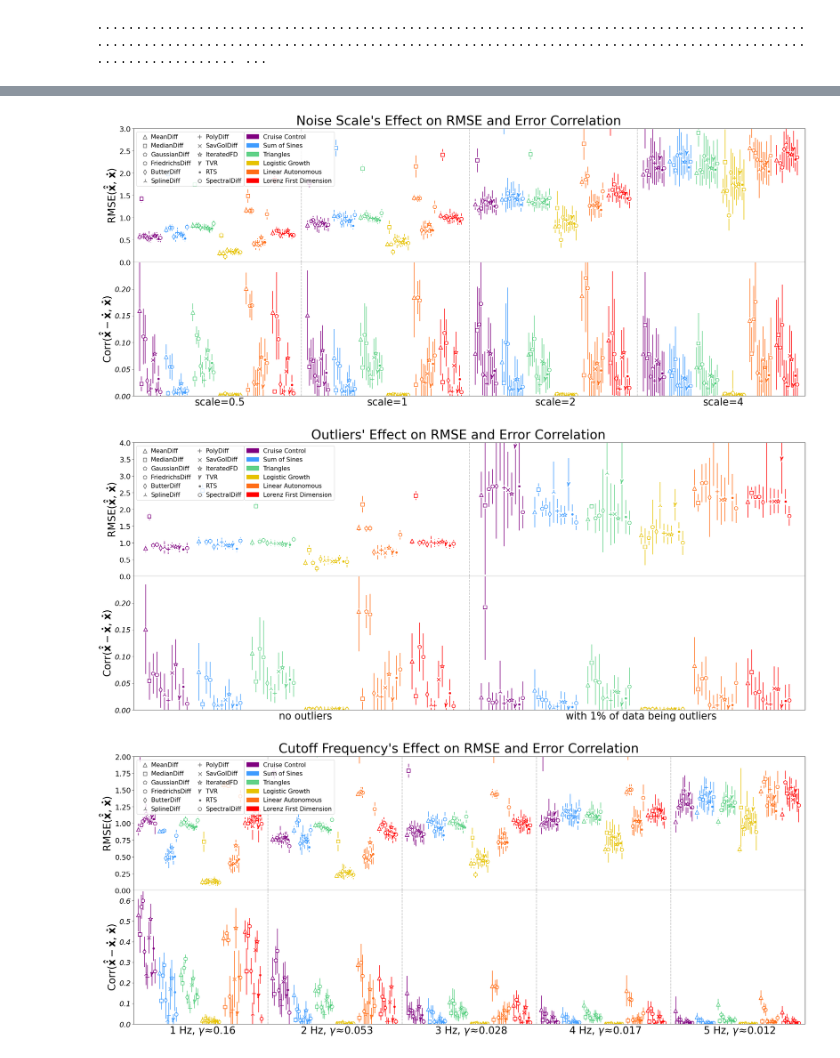
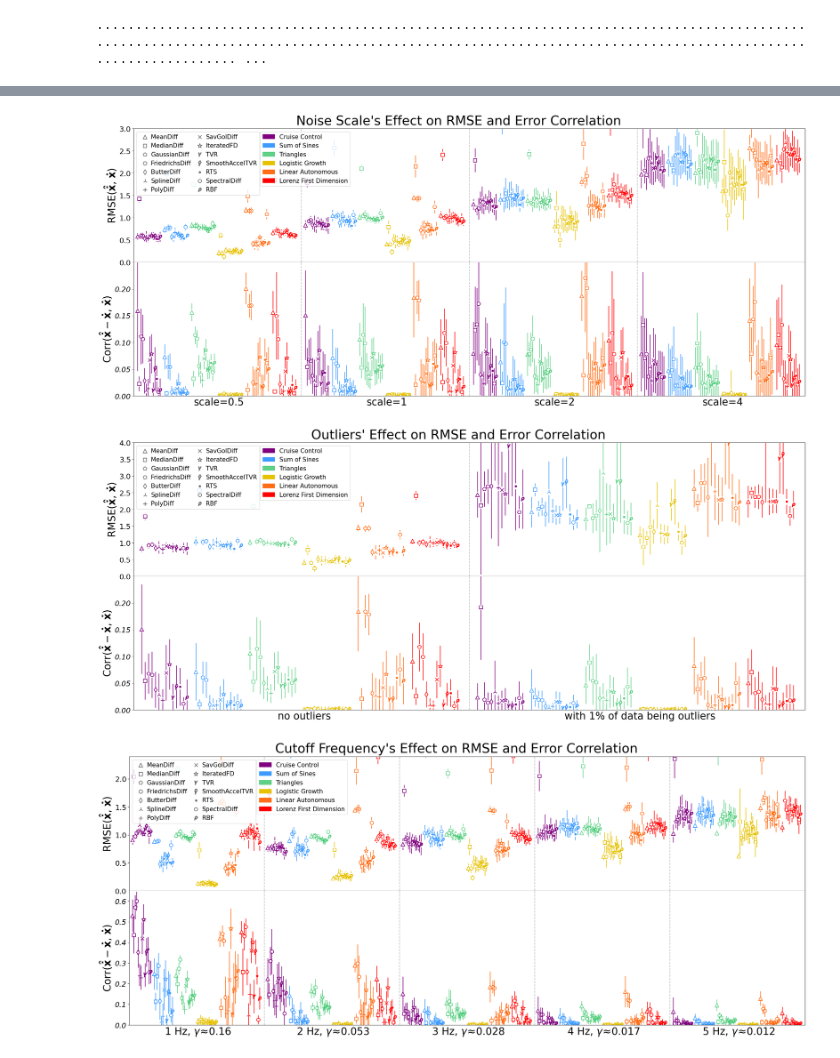
Before and after one commit to florisvb/PyNumDiff, a Jupyter notebook: examples/4_performance_analysis.ipynb, the cells around one changed output, grey strips where cells are left out. Saved outputs shown, nothing was run; the diff lists cells and outputs as text; code cells hidden in the pictures.

```diff
--- a/examples/4_performance_analysis.ipynb
+++ b/examples/4_performance_analysis.ipynb
@@ -41,9 +42,10 @@ methods = [(meandiff, 'MeanDiff'),
 			(savgoldiff, 'SavGolDiff'),
 			(finitediff, 'IteratedFD'), # skip first_order, because it's not going to be the best
 			(tvrdiff, 'TVR'),
-			#(smooth_acceleration, 'SmoothAccelTVR'), # skip in plotting?
+			(smooth_acceleration, 'SmoothAccelTVR'), # skip in plotting?
 			(rtsdiff, 'RTS'),
-			(spectraldiff, 'SpectralDiff')]
+			(spectraldiff, 'SpectralDiff'),
+			(rbfdiff, 'RBF')]
 sims = [(pi_cruise_control, 'Cruise Control'),
 		(sine, 'Sum of Sines'),
 		(triangle, 'Triangles'),
@@ -130,9 +131,9 @@ def plot_perf(indie, vals, error_bars_gaps):
 	"""
 	fig, ax = plt.subplots(2, 1, figsize=(30, 12), sharex=True, gridspec_kw={'hspace': 0})
 
-	markers = ['^', 's', 'p', 'h', 'd', '2', '+', 'x', '*', r'$\gamma$', '.', 'o']
-	facecolors = ['none' if i not in [5,6,7,10] else None for i in range(len(markers))] # 'none makes transparent'
-	sizes = [90, 70, 90, 90, 80, 120, 100, 70, 120, 90, 70, 70]
+	markers = ['^', 's', 'p', 'h', 'd', '2', '+', 'x', '*', r'$\gamma$', r'$\tilde{\gamma}$', '.', 'o', r'$\rho$']
+	facecolors = ['none' if i not in [5,6,7,11] else None for i in range(len(markers))] # 'none makes transparent'
+	sizes = [90, 70, 90, 90, 80, 120, 100, 70, 120, 90, 170, 70, 70, 90]
 	cmap = plt.get_cmap('turbo', 6) # Assign a unique color for each simulation
 	colors = [cmap(i) for i in range(6)]; colors[0] = 'purple'; colors[-1] = 'red'
 	colors[2] = [x*0.8 for x in colors[2]]; colors[3] = mcolors.to_rgb('gold'); colors[3] = [x*0.9 for x in colors[3]]
@@ -168,7 +169,7 @@ def plot_perf(indie, vals, error_bars_gaps):
 					mean_perf = np.mean(perfs) # sample mean
 					std_perf = np.std(perfs, ddof=1) # sample standard deviation
 					#ci_perf = t_crit = t_dist.ppf(1 - 0.05/2, len(perfs)-1) * std_perf / np.sqrt(len(perfs)) # 95% confidence interval
-					x = a*(len(sims)+0.3) + j + 0.075 + 0.85*i/len(methods)
+					x = a*(len(sims)+0.2) + j + 0.05 + 0.9*i/len(methods)
 					ax[k].scatter(x, mean_perf, color=colors[j], marker=markers[i], s=sizes[i],
 								facecolor=facecolors[i], linewidth=1.5, label=mname if a==0 and a==0 and j==0 and k==0 else None) # label only once per method
 					ax[k].vlines(x, mean_perf - std_perf, mean_perf - error_bars_gaps[k], color=colors[j], linewidth=1.5)
@@ -177,16 +178,16 @@ def plot_perf(indie, vals, error_bars_gaps):
 
 	for k in range(2):
 		for b in range(len(vals)-1):
-			ax[k].axvline((len(sims)+0.3)*(b+1)-0.15, color="gray", linestyle="--", alpha=0.5)
+			ax[k].axvline((len(sims)+0.2)*(b+1)-0.1, color="gray", linestyle="--", alpha=0.5)
 		ax[k].tick_params(axis="x", length=0, labelsize=25) # length=0 hides tick lines
-		ax[k].set_xlim(-0.15, len(vals)*(len(sims) + 0.3) - 0.15)
+		ax[k].set_xlim(-0.1, len(vals)*(len(sims) + 0.2) - 0.1)
 		ax[k].tick_params(axis='y', labelsize=18)
 		ax[k].set_ylabel([r'RMSE($\mathbf{\hat{\dot{x}}}$, $\mathbf{\dot{x}}$)', 'Corr($\mathbf{\hat{\dot{x}}} - \mathbf{\dot{x}}$, $\mathbf{\dot{x}}$)'][k], fontsize=25)
 	ax[0].set_xticklabels([])
 	for label in ax[1].get_yticklabels(): label.set_fontstyle('italic')
 	ax[0].set_ylim(0, 3)
 	ax[1].set_ylim(0, 0.3)
-	ax[1].set_xticks([(len(sims)+0.3)*(b+1)-(len(sims)+0.3)/2 - 0.15/2 for b in range(len(vals))])
+	ax[1].set_xticks([(len(sims)+0.2)*(b+1)-(len(sims)+0.2)/2 - 0.1/2 for b in range(len(vals))])
 
 	legend1 = ax[0].legend(ncol=2, columnspacing=0.5, handletextpad=0, loc='upper left', fontsize=15)
 	ax[0].add_artist(legend1)
@@ -194,7 +195,7 @@ def plot_perf(indie, vals, error_bars_gaps):
 	    handle.set_edgecolor('dimgray')
 	    if len(handle.get_facecolor()) == 1: handle.set_facecolor('dimgray') # for those that are filled
 	sim_patches = [mpatches.Patch(color=colors[j], label=sname) for j,(sim,sname) in enumerate(sims)]
-	legend2 = ax[0].legend(handles=sim_patches, loc='upper left', fontsize=15, bbox_to_anchor=(0.16, 1.0))
+	legend2 = ax[0].legend(handles=sim_patches, loc='upper left', fontsize=15, bbox_to_anchor=(0.184, 1.0))
 
 	return fig, ax
 # %%
@@ -225,7 +226,7 @@ ax[1].set_xticklabels([rf"scale={x}" for x in noise_scales])
 fig.suptitle(r"Noise Scale's Effect on RMSE and Error Correlation", fontsize=32, y=0.92)
 fig.savefig(os.path.expanduser("~/Desktop/vary_noise_scale.png"), bbox_inches='tight')
 # %% [output]
-[figure, old version]
+[figure, new version]
 # %%
 fig, ax = plot_perf('outliers', [False, True], (0.09, 0.005))
 ax[0].set_ylim(0, 4)
@@ -235,13 +236,13 @@ ax[1].set_xticklabels(["no outliers", "with 1% of data being outliers"])
 fig.suptitle(r"Outliers' Effect on RMSE and Error Correlation", fontsize=32, y=0.92)
 fig.savefig(os.path.expanduser("~/Desktop/vary_outliers.png"), bbox_inches='tight')
 # %% [output]
-[figure, old version]
+[figure, new version]
 # %%
 fig, ax = plot_perf('cutoff_frequency', cutoff_frequencies, (0.05, 0.005))
-ax[0].set_ylim(0, 2.0)
+ax[0].set_ylim(0, 2.4)
 ax[1].set_ylim(0, 0.65)
 ax[1].set_xticklabels([rf"{f} Hz, $\gamma\!\approx\!${np.exp(-1.6*np.log(f) - 0.71*np.log(0.01) - 5.1):.2g}" for f in cutoff_frequencies])
 fig.suptitle(r"Cutoff Frequency's Effect on RMSE and Error Correlation", fontsize=32, y=0.92)
 fig.savefig(os.path.expanduser("~/Desktop/vary_f.png"), bbox_inches='tight')
 # %% [output]
-[figure, old version]
+[figure, new version]
```
Also changed, not shown: parts of 4 cells of this notebook.
